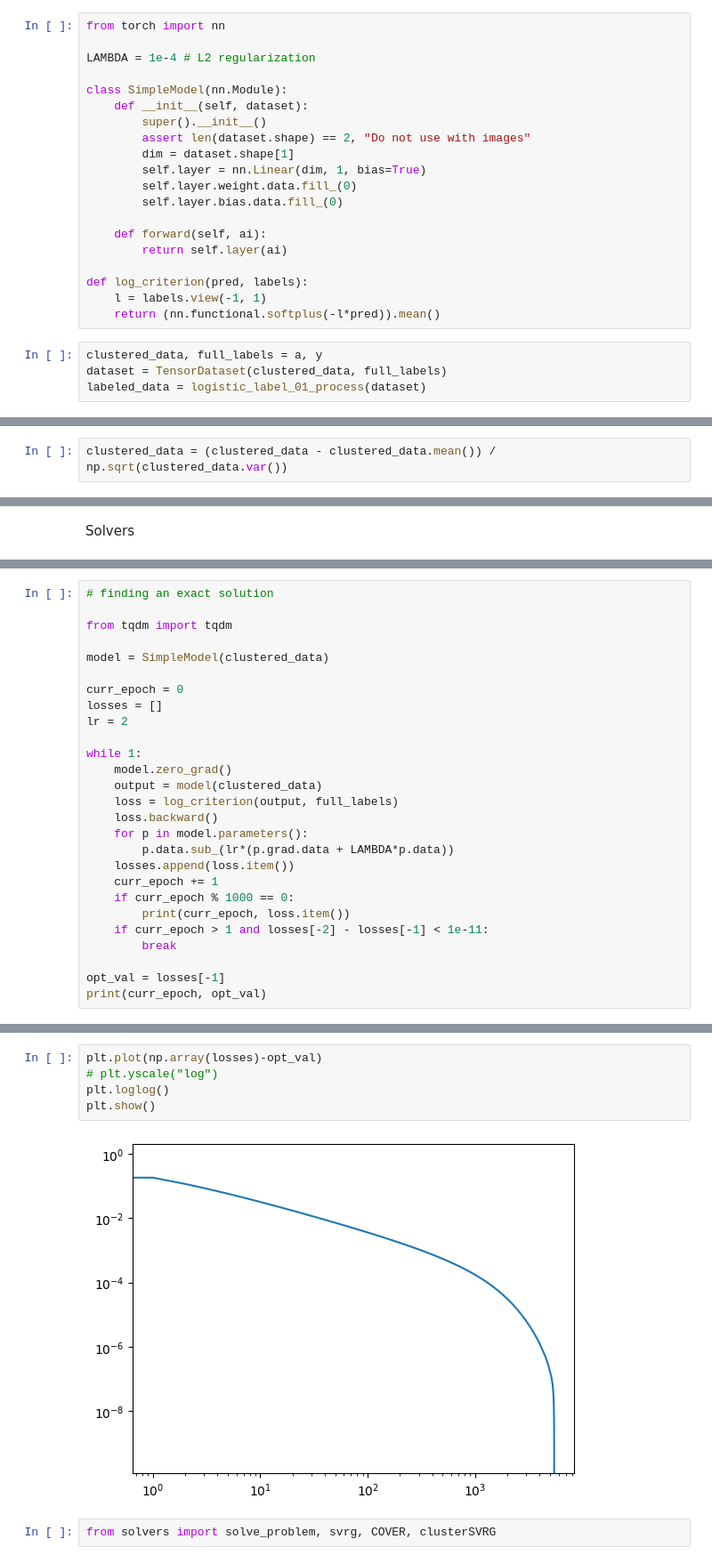
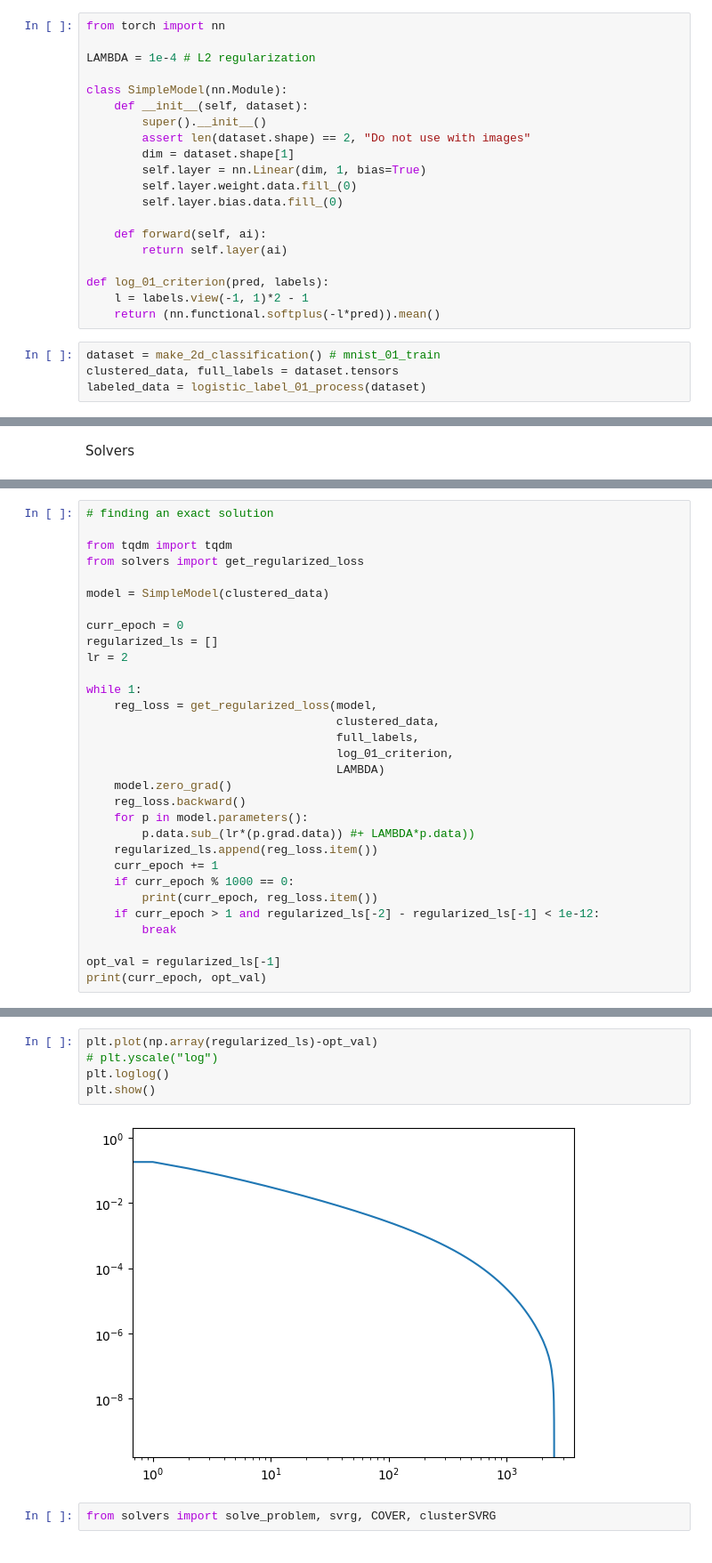
Before and after one commit to yy214/cluster-for-opt, a Jupyter notebook: clustering_for_opt.ipynb, the cells around one changed output, grey strips where cells are left out. Shown: that part at 89% size. Drawn from its saved outputs; the diff is of its cells as text.

```diff
--- a/clustering_for_opt.ipynb
+++ b/clustering_for_opt.ipynb
@@ -115,10 +112,10 @@ class SimpleModel(nn.Module):
     def forward(self, ai):
         return self.layer(ai)
 
-def log_criterion(pred, labels):
-    l = labels.view(-1, 1)
+def log_01_criterion(pred, labels):
+    l = labels.view(-1, 1)*2 - 1
     return (nn.functional.softplus(-l*pred)).mean()
 # %%
-clustered_data, full_labels = a, y
-dataset = TensorDataset(clustered_data, full_labels)
+dataset = make_2d_classification() # mnist_01_train
+clustered_data, full_labels = dataset.tensors
 labeled_data = logistic_label_01_process(dataset)
@@ -127,2 +121,0 @@ labeled_data = logistic_label_01_process(dataset)
-# %%
-clustered_data = (clustered_data - clustered_data.mean()) / np.sqrt(clustered_data.var())
@@ -178,27 +169,31 @@ def get_grad(batch, labels, model):
 # finding an exact solution
 
 from tqdm import tqdm
+from solvers import get_regularized_loss
 
 model = SimpleModel(clustered_data)
 
 curr_epoch = 0
-losses = []
+regularized_ls = []
 lr = 2
 
 while 1:
+    reg_loss = get_regularized_loss(model,
+                                    clustered_data,
+                                    full_labels,
+                                    log_01_criterion,
+                                    LAMBDA)
     model.zero_grad()
-    output = model(clustered_data)
-    loss = log_criterion(output, full_labels)
-    loss.backward()
+    reg_loss.backward()
     for p in model.parameters():
-        p.data.sub_(lr*(p.grad.data + LAMBDA*p.data))
-    losses.append(loss.item())
+        p.data.sub_(lr*(p.grad.data)) #+ LAMBDA*p.data))
+    regularized_ls.append(reg_loss.item())
     curr_epoch += 1
     if curr_epoch % 1000 == 0:
-        print(curr_epoch, loss.item())
-    if curr_epoch > 1 and losses[-2] - losses[-1] < 1e-11:
+        print(curr_epoch, reg_loss.item())
+    if curr_epoch > 1 and regularized_ls[-2] - regularized_ls[-1] < 1e-12:
         break
 
-opt_val = losses[-1]
+opt_val = regularized_ls[-1]
 print(curr_epoch, opt_val)
 # %% [output]
@@ -227,10 +213,10 @@ tensor([-1.1855e-06])
 # %%
-plt.plot(np.array(losses)-opt_val)
+plt.plot(np.array(regularized_ls)-opt_val)
 # plt.yscale("log")
 plt.loglog()
 plt.show()
 # %% [output]
-[figure, old version]
+[figure, new version]
 # %%
 from solvers import solve_problem, svrg, COVER, clusterSVRG
 # %%
```
Also changed, not shown: parts of 21 cells of this notebook, 2 other files.
